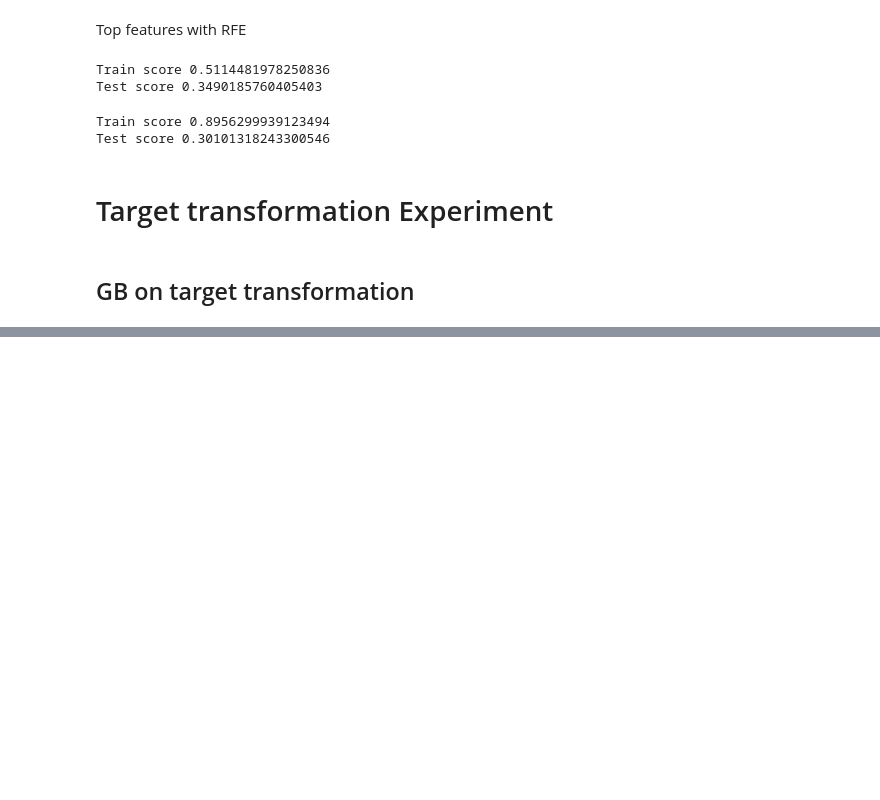
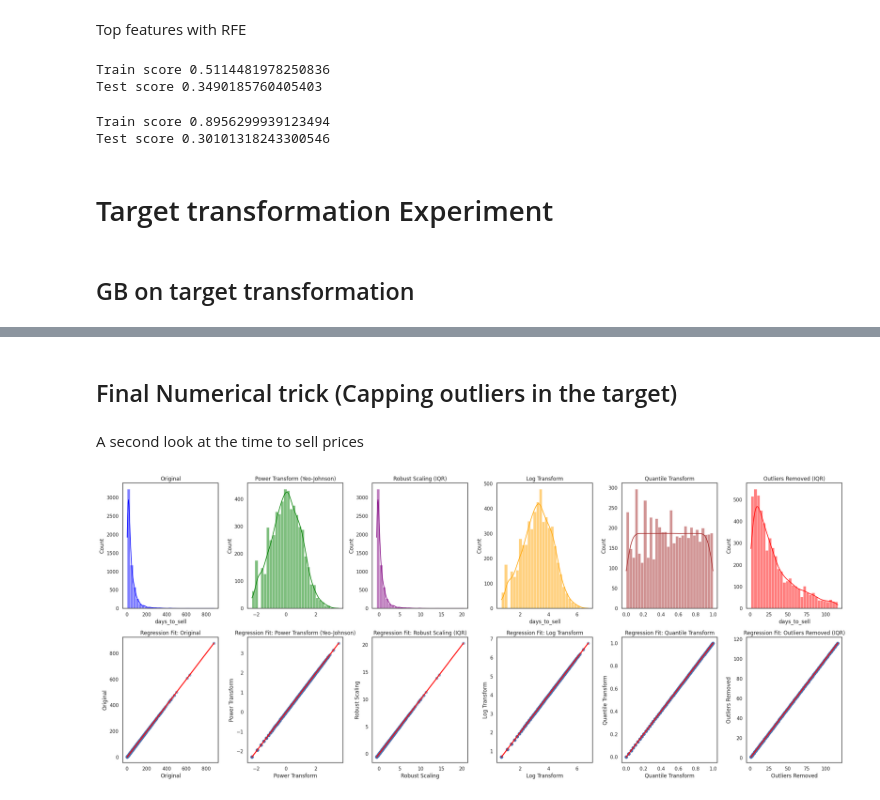
Before and after one commit to thanktua-spp/MMU_Hack_Data, a Jupyter notebook: notebooks/MMU_Hack_model training.ipynb, the cells around one changed output, grey strips where cells are left out. Drawn from its saved outputs; the diff is of its cells as text; code cells hidden in the pictures; blank space fills up the shorter version.

```diff
--- a/notebooks/MMU_Hack_model training.ipynb
+++ b/notebooks/MMU_Hack_model training.ipynb
@@ -957,0 +1082,76 @@ plt.show()
+# %% [markdown]
+## Final Numerical trick (Capping outliers in the target)
+# %% [markdown]
+A second look at the time to sell prices
+# %%
+from sklearn.preprocessing import PowerTransformer, RobustScaler, QuantileTransformer
+import numpy as np
+import pandas as pd
+import seaborn as sns
+import matplotlib.pyplot as plt
+
+# Ensure y_train_sample is a Pandas Series
+y_train_original = y_train_sample.copy()
+
+# Power Transformation (Yeo-Johnson)
+power_transformer = PowerTransformer(method="yeo-johnson")
+y_train_power = power_transformer.fit_transform(y_train_sample.values.reshape(-1, 1)).flatten()
+
+# Robust Scaling (Median & IQR-based)
+robust_scaler = RobustScaler()
+y_train_robust = robust_scaler.fit_transform(y_train_sample.values.reshape(-1, 1)).flatten()
+
+# Log Transformation (handling zero or negative values)
+y_train_log = np.log1p(y_train_sample)  # log(1 + x) to handle zero or negative values
+
+# Quantile Transformation (Uniform distribution)
+quantile_transformer = QuantileTransformer(output_distribution='uniform')
+y_train_quantile = quantile_transformer.fit_transform(y_train_sample.values.reshape(-1, 1)).flatten()
+
+# Outlier Removal using IQR
+Q1 = np.percentile(y_train_sample, 25)
+Q3 = np.percentile(y_train_sample, 75)
+IQR = Q3 - Q1
+lower_bound, upper_bound = Q1 - 1.5 * IQR, Q3 + 1.5 * IQR
+
+# Remove outliers
+y_train_outliers_removed = y_train_sample[(y_train_sample >= lower_bound) & (y_train_sample <= upper_bound)]
+
+# Create a DataFrame for Regression Plots
+df = pd.DataFrame({
+    "Original": y_train_original,
+    "Power Transform": y_train_power,
+    "Robust Scaling": y_train_robust,
+    "Log Transform": y_train_log,
+    "Quantile Transform": y_train_quantile
+})
+
+# Only include non-outliers for the Outlier Removal model
+df_outliers_removed = pd.DataFrame({"Outliers Removed": y_train_outliers_removed})
+
+# Create Subplots: Histograms (Top Row) & Regression Plots (Bottom Row)
+fig, axes = plt.subplots(2, 6, figsize=(24, 10), sharex=False)
+
+# Titles for each transformation
+titles = ["Original", "Power Transform (Yeo-Johnson)", "Robust Scaling (IQR)", "Log Transform", "Quantile Transform", "Outliers Removed (IQR)"]
+datasets = [y_train_original, y_train_power, y_train_robust, y_train_log, y_train_quantile, y_train_outliers_removed]
+
+# Top Row: Histograms
+for i, (data, title) in enumerate(zip(datasets, titles)):
+    sns.histplot(data, bins=30, kde=True, ax=axes[0, i], color=["blue", "green", "purple", "orange", "brown", "red"][i])
+    axes[0, i].set_title(title)
+
+# Bottom Row: Regression Plots
+for i, (col, title) in enumerate(zip(["Original", "Power Transform", "Robust Scaling", "Log Transform", "Quantile Transform", "Outliers Removed"], titles)):
+    if col == "Outliers Removed":
+        sns.regplot(x=df_outliers_removed[col], y=df_outliers_removed[col], ax=axes[1, i], scatter_kws={"alpha": 0.5}, line_kws={"color": "red"})
+    else:
+        sns.regplot(x=df[col], y=df[col], ax=axes[1, i], scatter_kws={"alpha": 0.5}, line_kws={"color": "red"})
+
+    axes[1, i].set_title(f"Regression Fit: {title}")
+
+# Adjust layout
+plt.tight_layout()
+plt.show()
+# %% [output]
+[figure, added]
```
Also changed, not shown: parts of 110 cells of this notebook, 52 other files.
